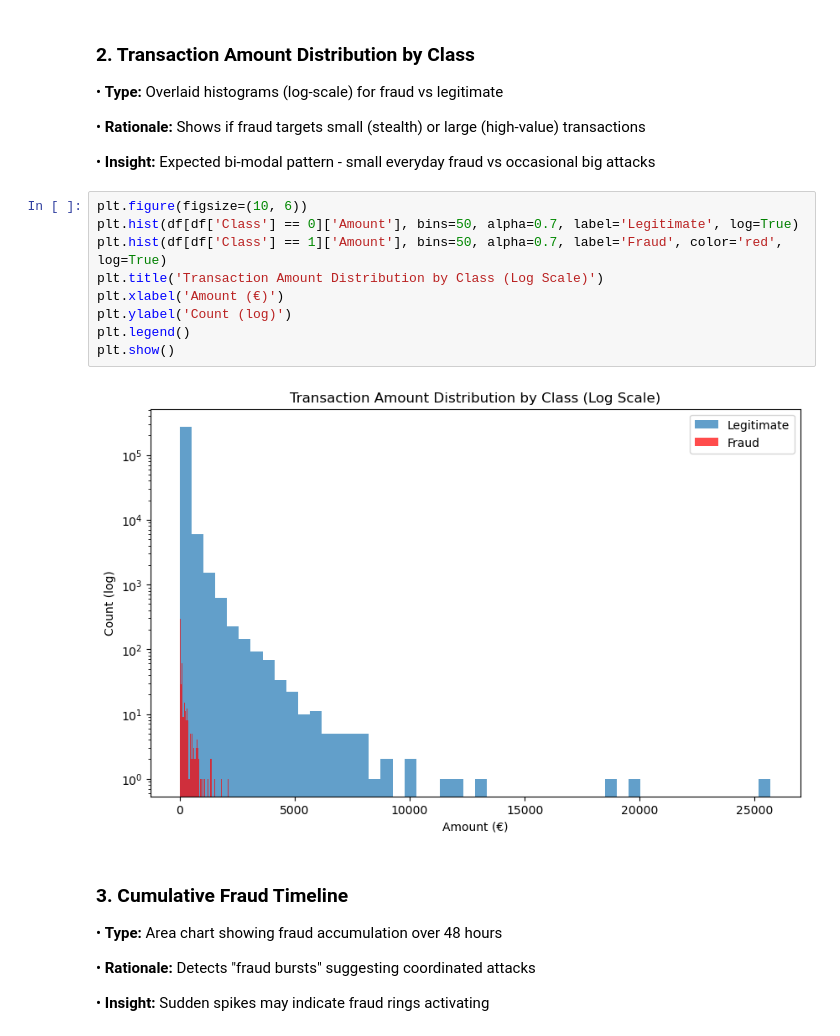
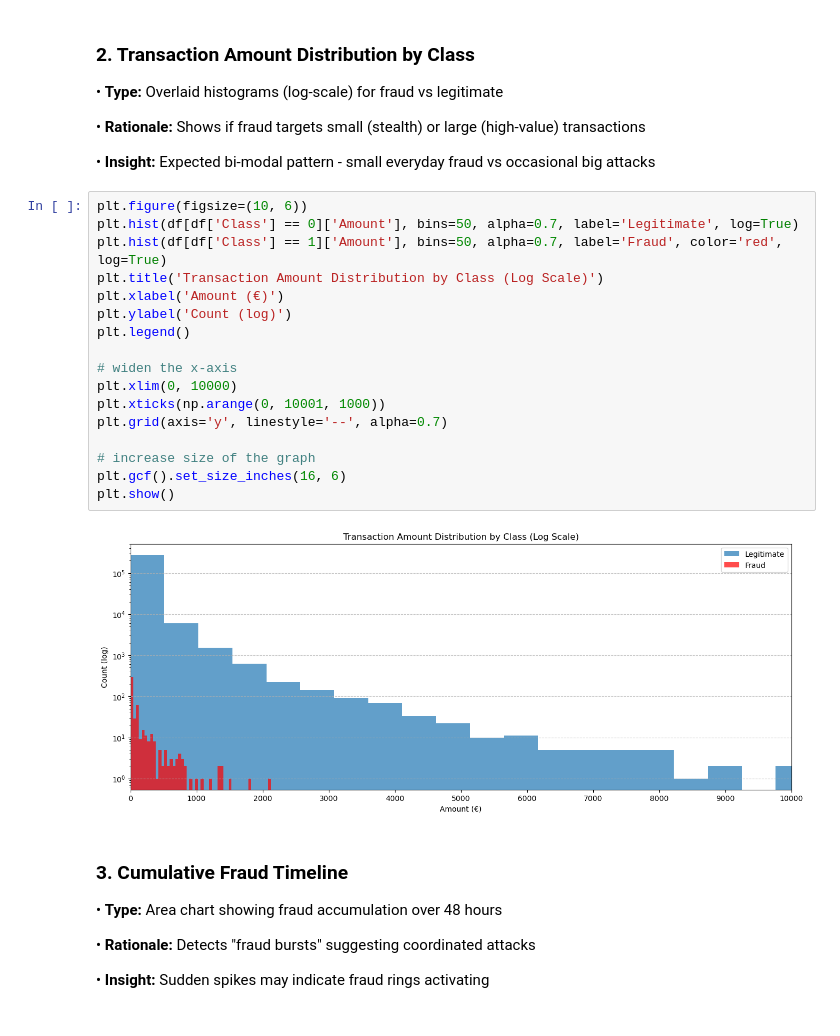
Before and after one commit to danielTongu/cs445_spring2025, a Jupyter notebook: stage2/fraud_visualizations.ipynb, the cells around one changed output. Cells and saved outputs as stored; diff of their text form.

Commit message:
stage 2 visualizations added

```diff
--- a/stage2/fraud_visualizations.ipynb
+++ b/stage2/fraud_visualizations.ipynb
@@ -81,14 +93,22 @@ plt.show()
 # %%
 plt.figure(figsize=(10, 6))
 plt.hist(df[df['Class'] == 0]['Amount'], bins=50, alpha=0.7, label='Legitimate', log=True)
 plt.hist(df[df['Class'] == 1]['Amount'], bins=50, alpha=0.7, label='Fraud', color='red', log=True)
 plt.title('Transaction Amount Distribution by Class (Log Scale)')
 plt.xlabel('Amount (€)')
 plt.ylabel('Count (log)')
 plt.legend()
+
+# widen the x-axis
+plt.xlim(0, 10000)
+plt.xticks(np.arange(0, 10001, 1000))
+plt.grid(axis='y', linestyle='--', alpha=0.7)
+
+# increase size of the graph
+plt.gcf().set_size_inches(16, 6)
 plt.show()
 # %% [output]
-[figure, old version]
+[figure, new version]
 # %% [markdown]
 ### 3. Cumulative Fraud Timeline
 
```
Also changed, not shown: parts of 6 cells of this notebook, 2 other files.
